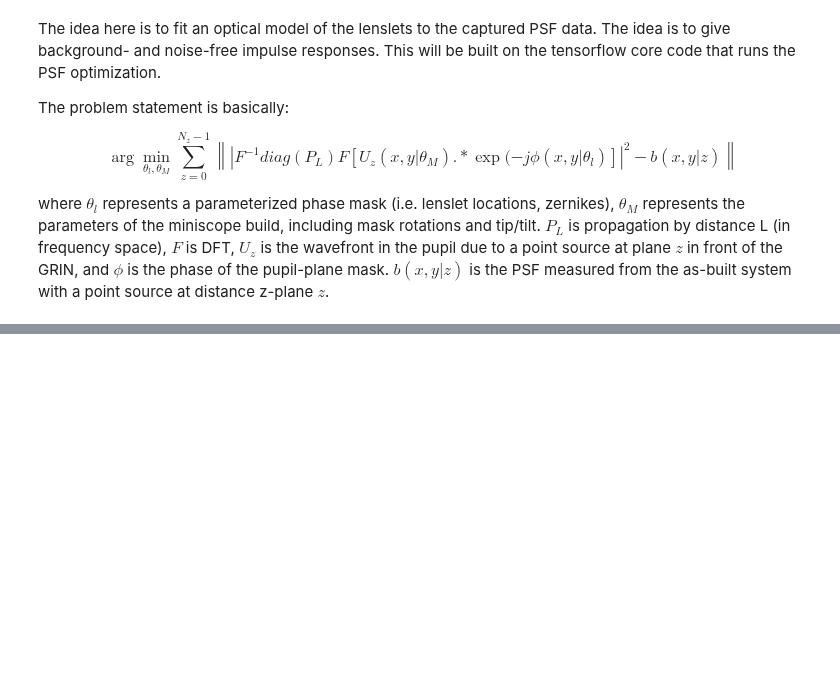
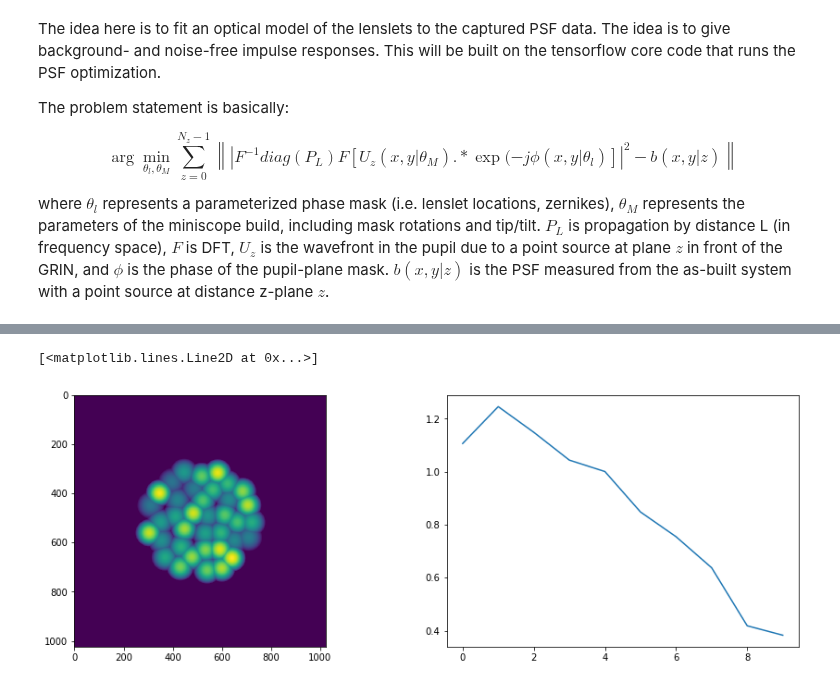
Before and after one commit to antipa/Randoscope_dev, a Jupyter notebook: miniscope_fit_3d_PSF.ipynb, the cells around one changed output, grey strips where cells are left out. Drawn from its saved outputs; the diff is of its cells as text; code cells hidden in the pictures; blank space fills up the shorter version.

```diff
--- a/miniscope_fit_3d_PSF.ipynb
+++ b/miniscope_fit_3d_PSF.ipynb
@@ -35,5 +35,6 @@ import matplotlib.animation as animation
 # %%
 os.environ["CUDA_VISIBLE_DEVICES"]="0"
 # %%
-zernikes_index = [1,2,3,4]
-model = msu_model(target_res=0.004, aberrations = True, zernikes = zernikes_index)  # zsampling options: 'fixed' or 'uniform_random'
+zernikes_index = []
+model = msu_model(target_res=0.004, aberrations = False, zernikes = zernikes_index,loss_type='psf_error',
+                  lenslet_CA=0.2,lenslet_spacing = 'uniform')  # zsampling options: 'fixed' or 'uniform_random'
@@ -40,34 +113,28 @@ model = msu_model(target_res=0.004, aberrations = True, zernikes = zernikes_inde
 # %%
 #model = msu_model(target_res=0.004,aberrations = True)  # zsampling options: 'fixed' or 'uniform_random'
 load_init_from_file = False
 # Load initialization from file
 if load_init_from_file == True:
     print('loading initilization from file')
     file_best = '/media/hongdata/Kristina/MiniscopeData/best_init.mat'
     file_worst = '/media/hongdata/Kristina/MiniscopeData/worst_init.mat'
     model = load_model_from_file(model, file_best)
 
 # Save initial values for later comparison
 Rmat=model(0)
 R_init = Rmat
-Tinit,_,_= tf_utils.make_lenslet_tf_zern(model)
-
-xinit = tfe.Variable(tf.zeros(model.Nlenslets));       tf.assign(xinit, model.xpos)
-yinit = tfe.Variable(tf.zeros(model.Nlenslets));       tf.assign(yinit, model.ypos)
-rinit = tfe.Variable(tf.zeros(model.Nlenslets));       tf.assign(rinit, model.rlist)
-#offsetinit = tfe.Variable(tf.zeros(model.Nlenslets));  tf.assign(offsetinit, model.lenslet_offset)
-zerninit = tfe.Variable(tf.zeros((model.Nlenslets, model.numzern))); tf.assign(zerninit, model.zernlist)
+Tinit,aper,_= tf_utils.make_lenslet_tf_zern(model)
 
 model_init = msu_model(target_res=0.004, aberrations = True, zernikes = zernikes_index)
-tf.assign(model_init.xpos, xinit)
-tf.assign(model_init.ypos, yinit)
-tf.assign(model_init.rlist, rinit)
-#tf.assign(model_init.lenslet_offset, offsetinit)
-tf.assign(model_init.zernlist, zerninit)
+#re_init_model(model_init,xinit,yinit,rinit,zerninit)
+
 Rmat_init = model_init(0)
 
 fig=plt.figure(figsize=(15,5))
 plt.subplot(1,2,1)
 plt.imshow(Tinit.numpy())
 plt.subplot(1,2,2)
 plt.plot(R_init.numpy())
+# %% [output]
+[<matplotlib.lines.Line2D at 0x...>]
+[figure, added]
```
Also changed, not shown: parts of 29 cells of this notebook, 2 other files.
